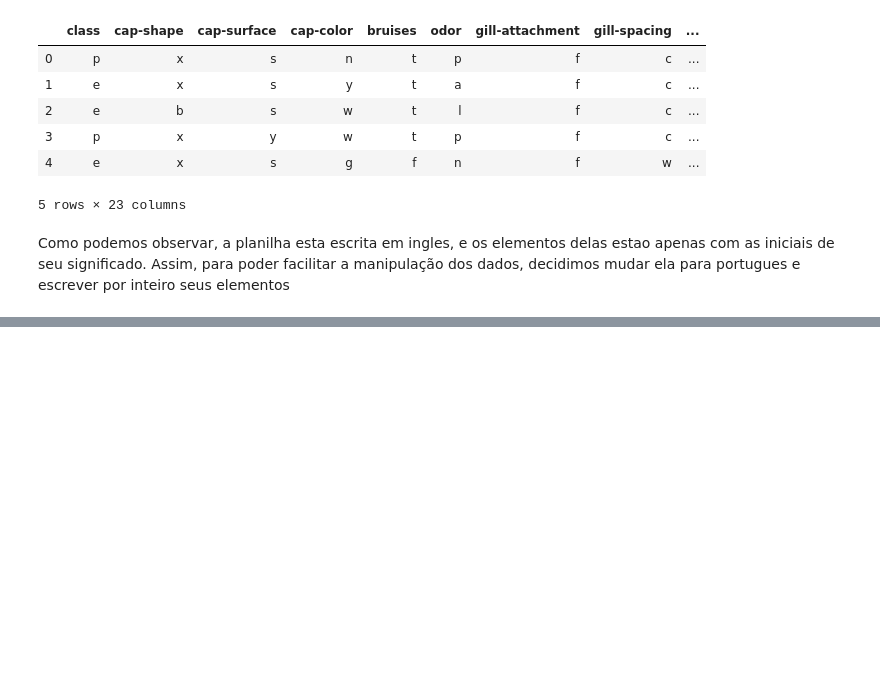
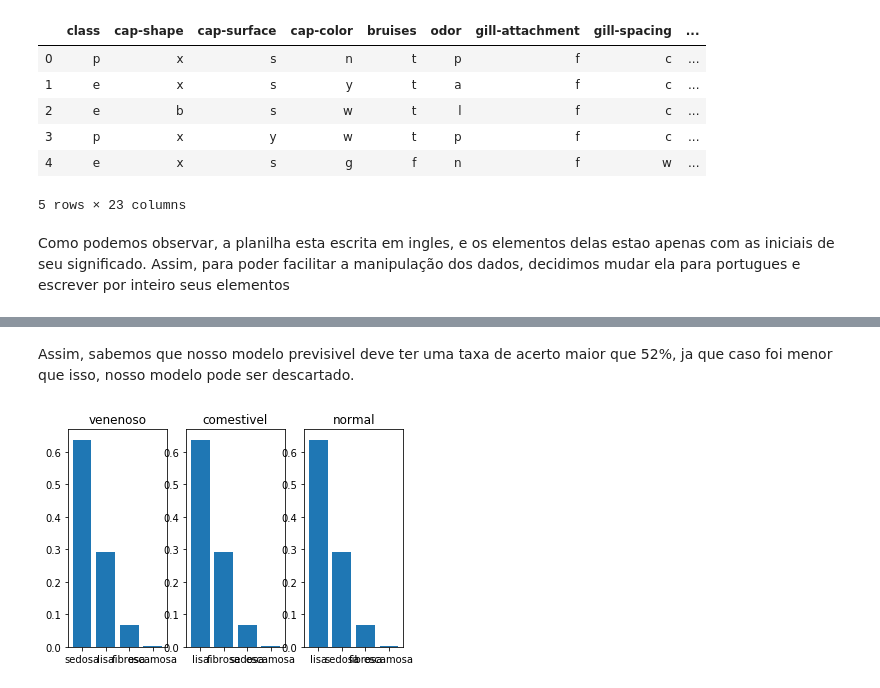
Before and after one commit to andscost/Probabilidade-de-um-cogumelo-ser-comestivel, a Jupyter notebook: Notebook.ipynb, the cells around one changed output, grey strips where cells are left out. Drawn from its saved outputs; the diff is of its cells as text; code cells hidden in the pictures; blank space fills up the shorter version.

```diff
--- a/Notebook.ipynb
+++ b/Notebook.ipynb
@@ -108,0 +140,16 @@ data_clean.head()
+# %% [markdown]
+Assim, sabemos que nosso modelo previsivel deve ter uma taxa de acerto maior que 52%, ja que caso foi menor que isso, nosso modelo pode ser descartado.
+# %%
+nome = 'superficie-do-estipe-acima-do-anel'
+plt.subplot(1,3,1)
+plt.bar(data_clean.loc[data_clean['tipo'] == 'venenoso',nome].value_counts().index,data_clean[nome].value_counts(normalize=True))
+plt.title('venenoso')
+plt.subplot(1,3,2)
+plt.bar(data_clean.loc[data_clean['tipo'] == 'comestivel',nome].value_counts().index,data_clean[nome].value_counts(normalize=True))
+plt.title('comestivel')
+plt.subplot(1,3,3)
+plt.bar(data_clean[nome].value_counts().index,data_clean[nome].value_counts(normalize=True))
+plt.title('normal')
+plt.show()
+# %% [output]
+[figure, added]
```
Also changed, not shown: parts of 9 cells of this notebook.
